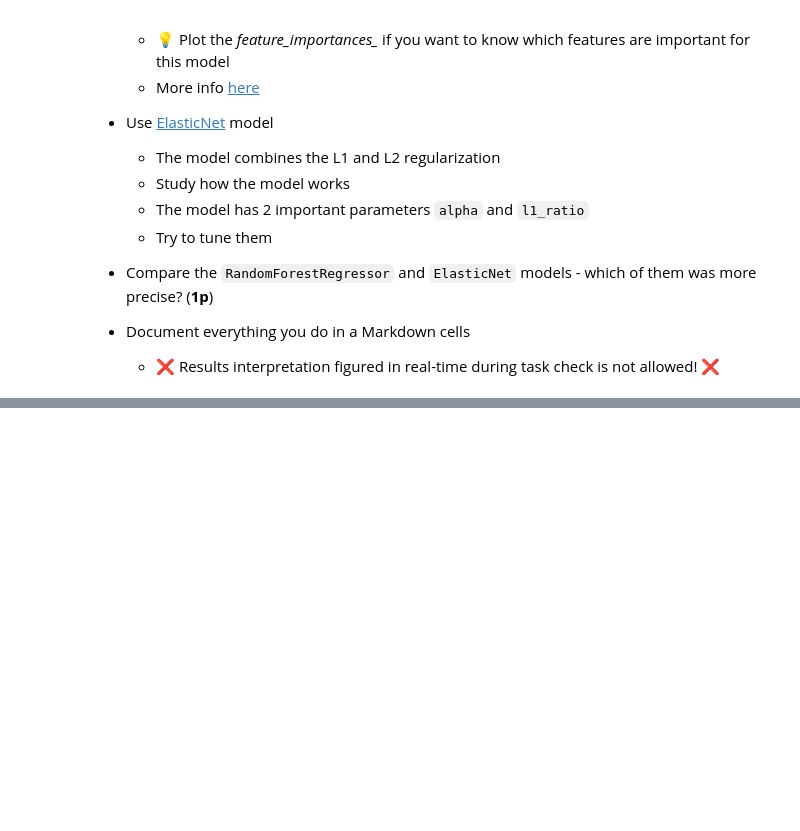
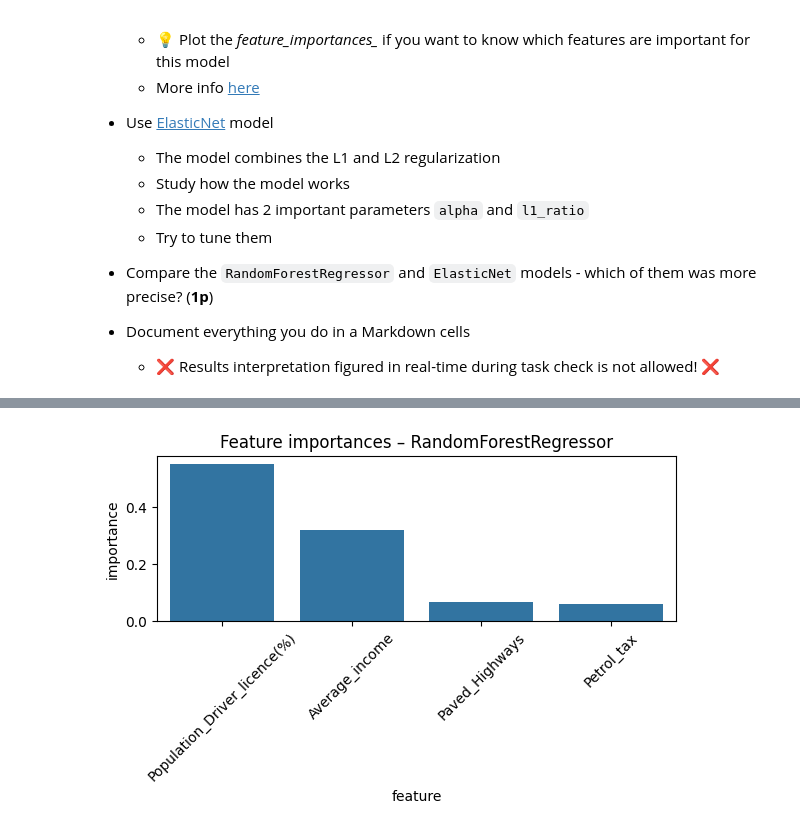
Before and after one commit to DastanJin/ZSU, a Jupyter notebook: fml_10.ipynb, the cells around one changed output, grey strips where cells are left out. Drawn from its saved outputs; the diff is of its cells as text; code cells hidden in the pictures; blank space fills up the shorter version.

```diff
--- a/fml_10.ipynb
+++ b/fml_10.ipynb
@@ -473,0 +504,26 @@ for i, x in enumerate(results):
+# %%
+from sklearn.linear_model import Ridge, Lasso, ElasticNet
+
+# Ridge
+ridge = Ridge(alpha=1.0, random_state=13)
+ridge.fit(X_train, y_train)
+y_pred_ridge = ridge.predict(X_test)
+
+print("Ridge:")
+display(compute_metrics_raw(y_test, y_pred_ridge))
+
+# Lasso
+lasso = Lasso(alpha=0.1, random_state=13)
+lasso.fit(X_train, y_train)
+y_pred_lasso = lasso.predict(X_test)
+
+print("Lasso:")
+display(compute_metrics_raw(y_test, y_pred_lasso))
+
+# ElasticNet
+elastic = ElasticNet(alpha=0.1, l1_ratio=0.5, random_state=13)
+elastic.fit(X_train, y_train)
+y_pred_elastic = elastic.predict(X_test)
+
+print("ElasticNet:")
+display(compute_metrics_raw(y_test, y_pred_elastic))
@@ -473,0 +560,7 @@ for i, x in enumerate(results):
+# %%
+fi = pd.DataFrame({
+    "feature": X_train.columns,
+    "importance": rf.feature_importances_
+}).sort_values("importance", ascending=False)
+
+fi
@@ -473,0 +573,8 @@ for i, x in enumerate(results):
+# %%
+plt.figure(figsize=(6,4))
+sns.barplot(data=fi, x="feature", y="importance")
+plt.xticks(rotation=45)
+plt.title("Feature importances – RandomForestRegressor")
+plt.tight_layout()
+# %% [output]
+[figure, added]
```
Also changed, not shown: parts of 14 cells of this notebook.
